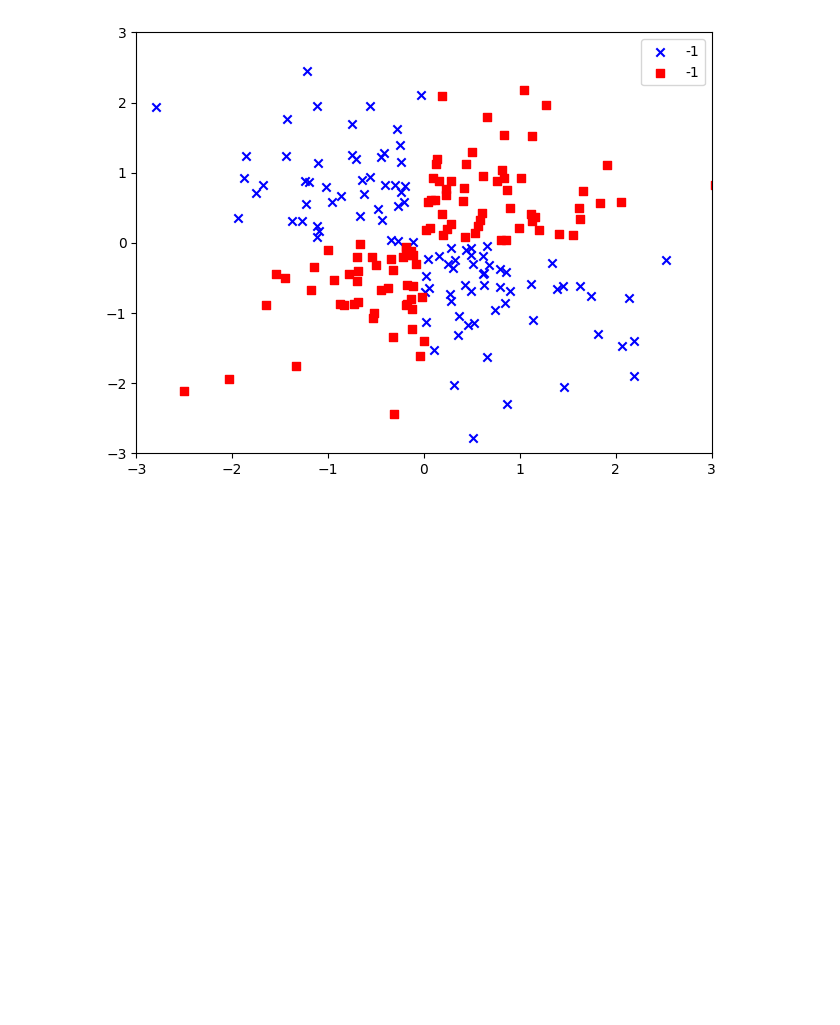
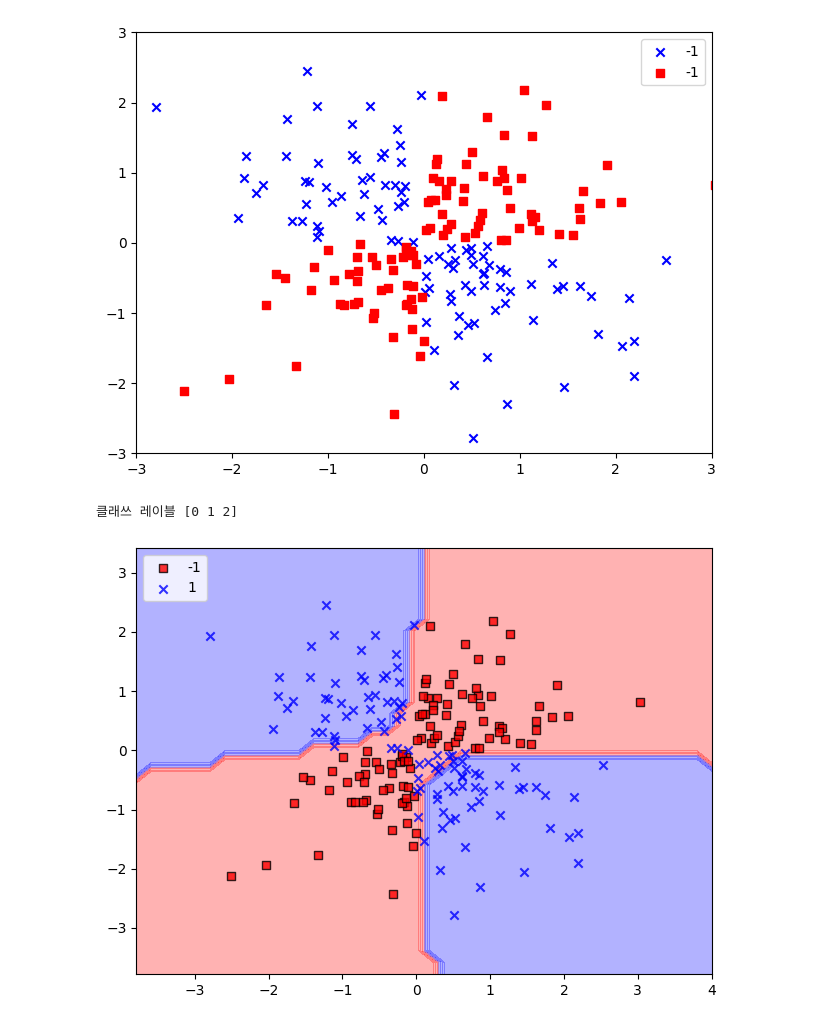
Before and after one commit to yoosung5480/machine_learning, a Jupyter notebook: skcikit-learn-nonlinear.ipynb, the cells around one changed output. Saved outputs shown, nothing was run; the diff lists cells and outputs as text; code cells hidden in the pictures; blank space fills up the shorter version.

Commit message:
data_preprocess study SBS finished

```diff
--- a/skcikit-learn-nonlinear.ipynb
+++ b/skcikit-learn-nonlinear.ipynb
@@ -31,3 +31,20 @@ plt.tight_layout()
 plt.show()
 # %% [output]
 [figure]
+# %%
+from sklearn import datasets
+# 사이킷런에 데이터셋에서 붓꽃 데이터셋 가져오기
+iris = datasets.load_iris()
+X = iris.data[:, [2, 3]]
+y = iris.target
+print('클래쓰 레이블', np.unique(y))
+# %% [output]
+클래쓰 레이블 [0 1 2]
+# %%
+from sklearn.model_selection import train_test_split
+# 데이터셋 분할 기능 모듈이다.
+# test : train = 3 : 7 비율로 데이터를 랜덤하게 나눈다.
+# random_state=1, 랜덤 시드생성기에 시드넘버로 1을 넣는다.
+# stratify=y 계층화 기능을 쓴다. 클래쓰 레이블 비율을 입력 데이터셋과 동일하게 만든다.
+X_train, X_test, y_train, y_test = train_test_split(
+    X, y, test_size=0.3, random_state=1, stratify=y)
@@ -63,3 +92,14 @@ def plot_decision_regions(X, y, classifier, test_idx=None, resolution=0.2):
         plt.scatter(X_test[:, 0], X_test[:, 1], c='',
                     edgecolor='black', alpha=1.0, linewidth=1,
                     marker='o', s=100, label='test set')
+# %%
+from sklearn.svm import SVC
+# 커널 svm 사용법. -> 비선형 데이터의 결정경계 찾기
+svm = SVC(kernel='rbf', random_state=1, gamma=0.10, C=10.0) #gamma(r)는 Gaussian sphere의 크기를 제한하는 매개변수이다. 이 값은 분산과 비례한다. 즉 gamma값이 너무 커지면 과적합이 일어날수있다.
+svm.fit(X_xor, y_xor)
+plot_decision_regions(X_xor, y_xor, classifier=svm)
+plt.legend(loc = 'upper left')
+plt.tight_layout()
+plt.show()
+# %% [output]
+[figure, added]
```
Also changed, not shown: parts of 6 cells of this notebook, 4 other files.
